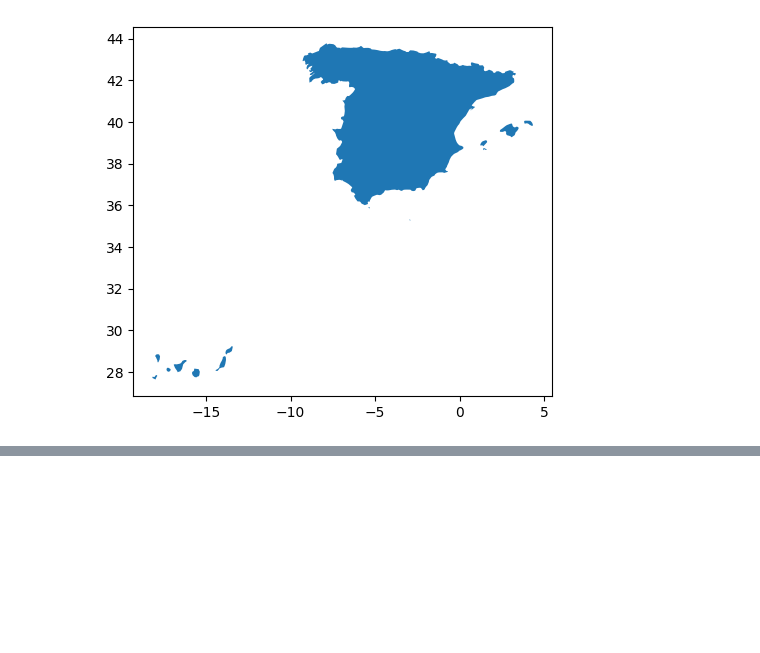
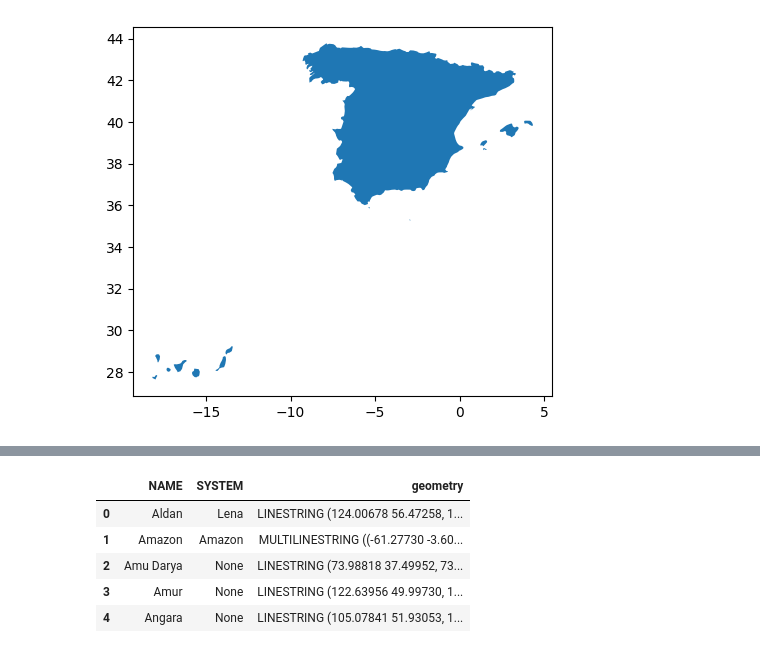
Before and after one commit to Ricardoabelhp/introgeodf, a Jupyter notebook: rhp_geopandas.ipynb, the cells around one changed output, grey strips where cells are left out. Saved outputs shown, nothing was run; the diff lists cells and outputs as text; code cells hidden in the pictures; blank space fills up the shorter version.

```diff
--- a/rhp_geopandas.ipynb
+++ b/rhp_geopandas.ipynb
@@ -257,0 +275,9 @@ spain.plot()
+# %%
+rivers.head()
+# %% [output]
+|  | NAME | SYSTEM | geometry |
+| 0 | Aldan | Lena | LINESTRING (124.00678 56.47258, 1... |
+| 1 | Amazon | Amazon | MULTILINESTRING ((-61.27730 -3.60... |
+| 2 | Amu Darya | None | LINESTRING (73.98818 37.49952, 73... |
+| 3 | Amur | None | LINESTRING (122.63956 49.99730, 1... |
+| 4 | Angara | None | LINESTRING (105.07841 51.93053, 1... |
```
Also changed, not shown: parts of 3 cells of this notebook.
